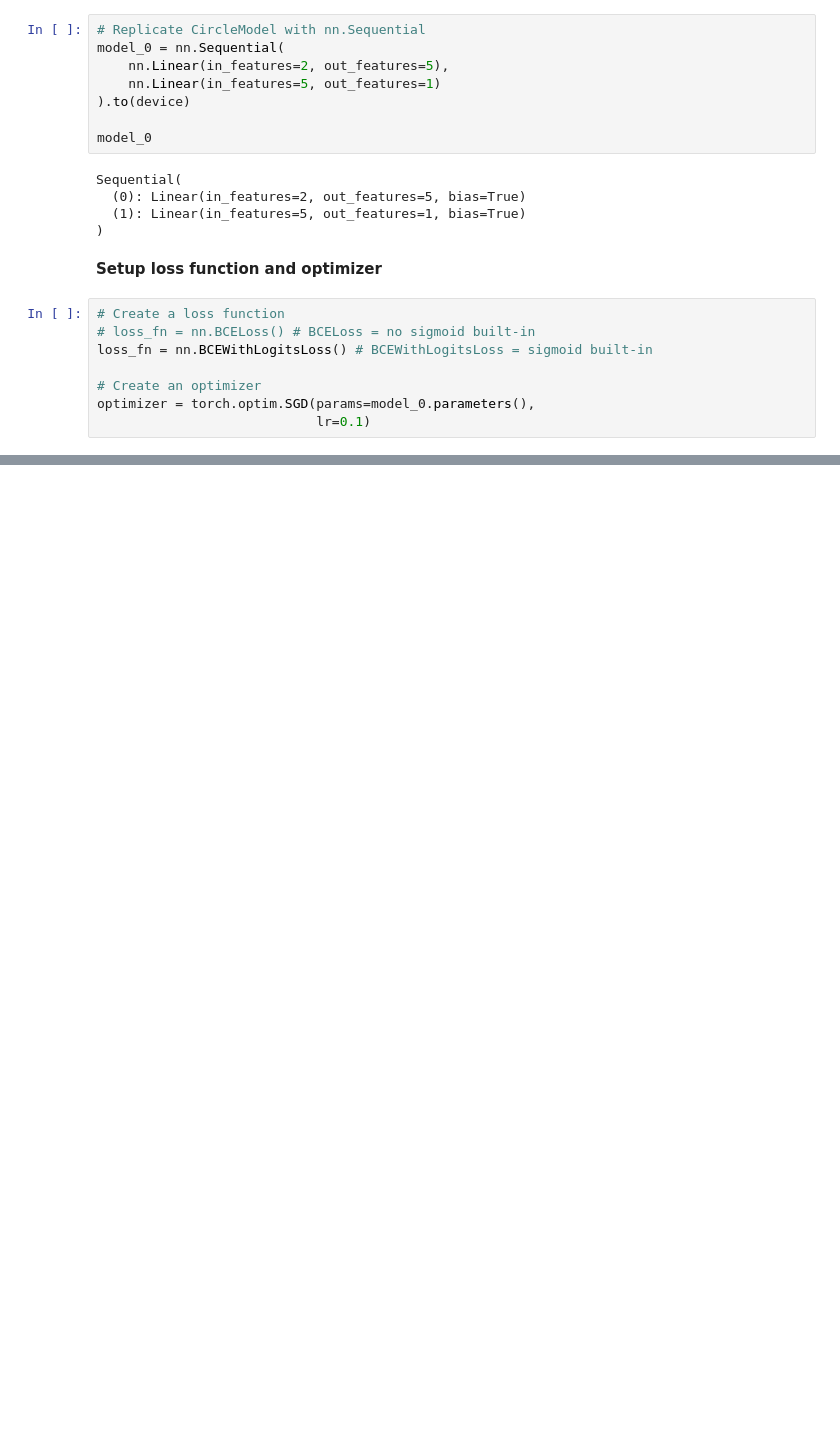
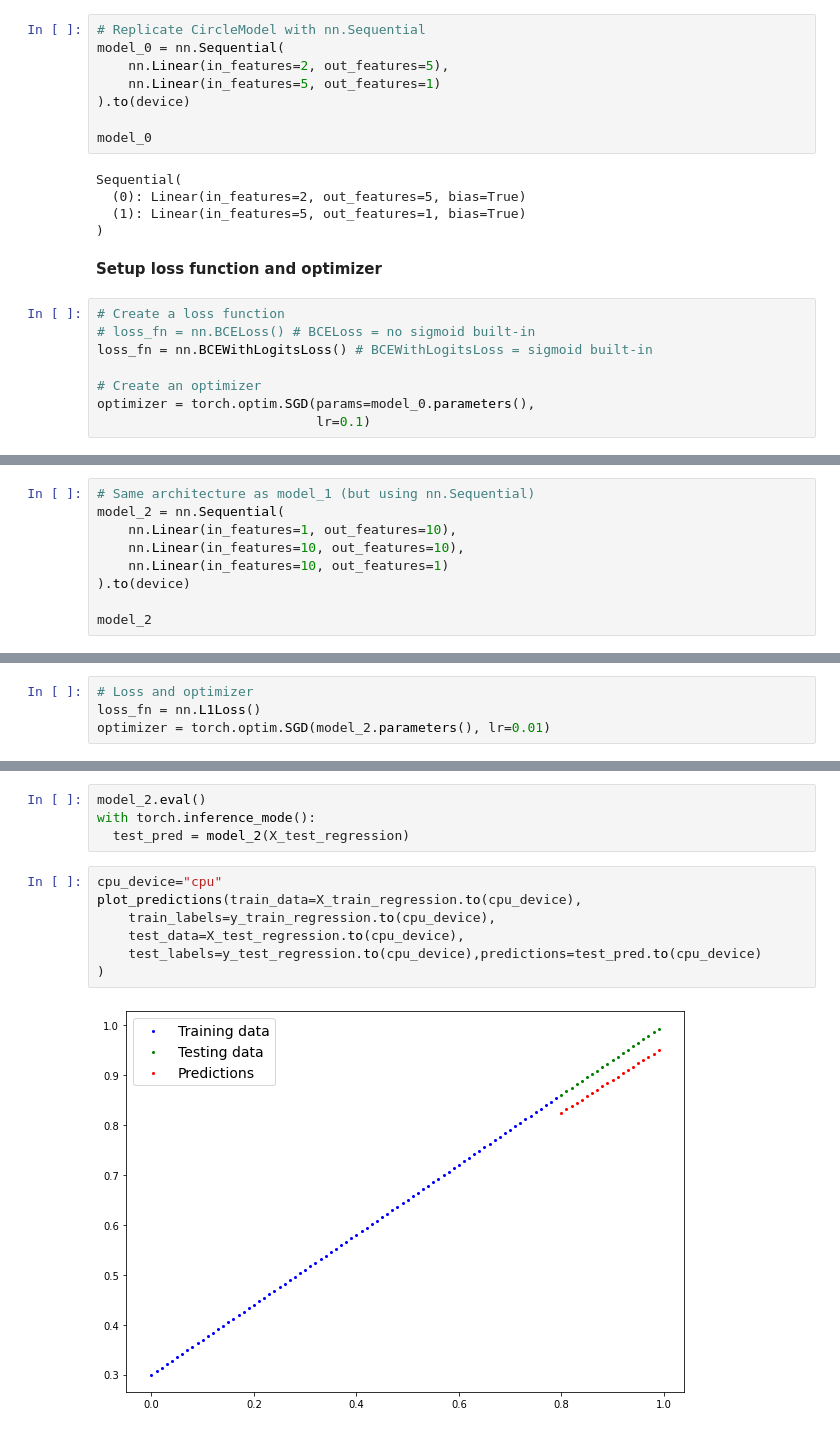
Before and after one commit to Kousher/Pytorch, a Jupyter notebook: 02_Pytorch_NN_Classification.ipynb, the cells around one changed output, grey strips where cells are left out. Cells and saved outputs as stored; diff of their text form; blank space fills up the shorter version.

```diff
--- a/02_Pytorch_NN_Classification.ipynb
+++ b/02_Pytorch_NN_Classification.ipynb
@@ -184,0 +541,9 @@ def accuracy_fn(y_true, y_pred):
+# %%
+# Same architecture as model_1 (but using nn.Sequential)
+model_2 = nn.Sequential(
+    nn.Linear(in_features=1, out_features=10),
+    nn.Linear(in_features=10, out_features=10),
+    nn.Linear(in_features=10, out_features=1)
+).to(device)
+
+model_2
@@ -184,0 +556,4 @@ def accuracy_fn(y_true, y_pred):
+# %%
+# Loss and optimizer
+loss_fn = nn.L1Loss()
+optimizer = torch.optim.SGD(model_2.parameters(), lr=0.01)
@@ -184,0 +610,13 @@ def accuracy_fn(y_true, y_pred):
+# %%
+model_2.eval()
+with torch.inference_mode():
+  test_pred = model_2(X_test_regression)
+# %%
+cpu_device="cpu"
+plot_predictions(train_data=X_train_regression.to(cpu_device),
+    train_labels=y_train_regression.to(cpu_device),
+    test_data=X_test_regression.to(cpu_device),
+    test_labels=y_test_regression.to(cpu_device),predictions=test_pred.to(cpu_device)
+)
+# %% [output]
+[figure, added]
```
Also changed, not shown: parts of 28 cells of this notebook.
